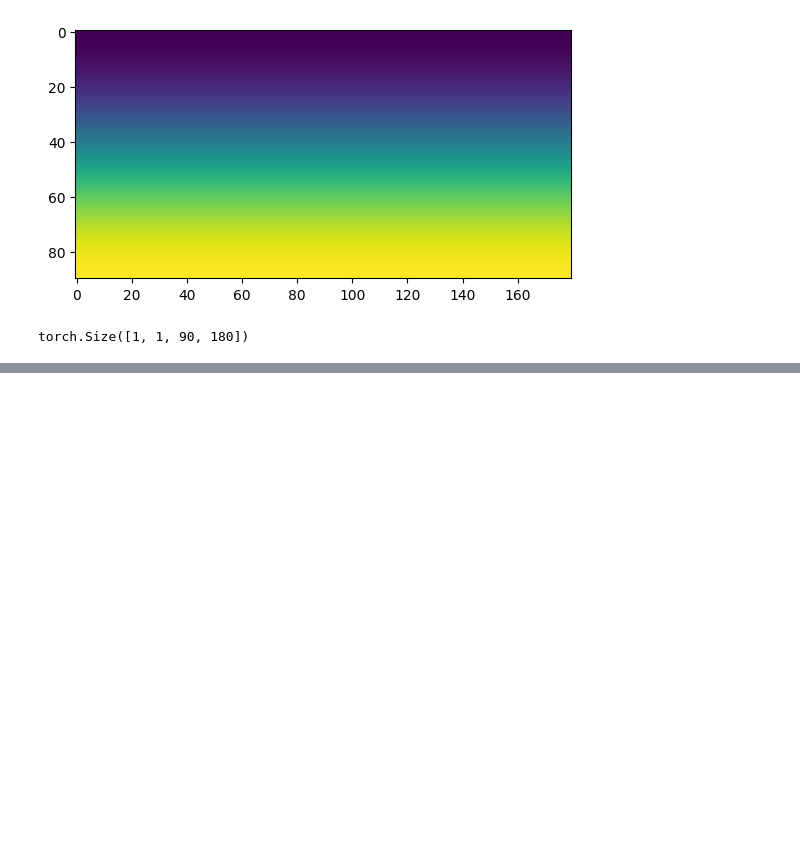
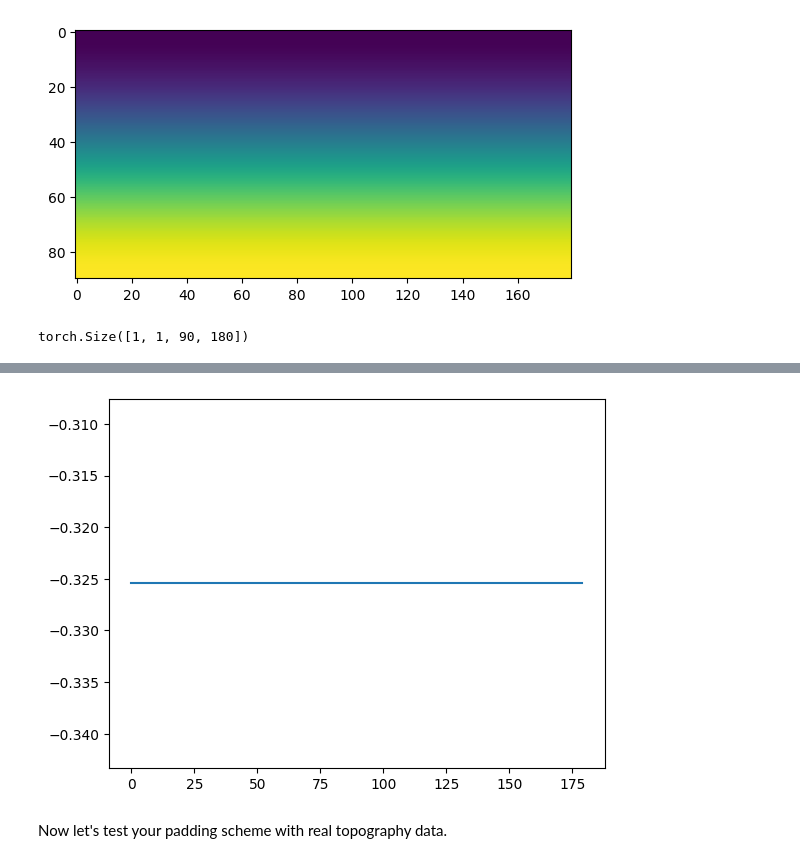
Before and after one commit to yikwill/mljc-spherical-ml-workshop, a Jupyter notebook: lat_lon_pad.ipynb, the cells around one changed output, grey strips where cells are left out. Drawn from its saved outputs; the diff is of its cells as text; code cells hidden in the pictures; blank space fills up the shorter version.

```diff
--- a/lat_lon_pad.ipynb
+++ b/lat_lon_pad.ipynb
@@ -44,0 +78,7 @@ def lat_lon_pad(x, pad):
+# %%
+plt.plot(out[0,0,45].detach())
+plt.show()
+# %% [output]
+[figure, added]
+# %% [markdown]
+Now let's test your padding scheme with real topography data.
```
Also changed, not shown: parts of 11 cells of this notebook, 5 other files.
